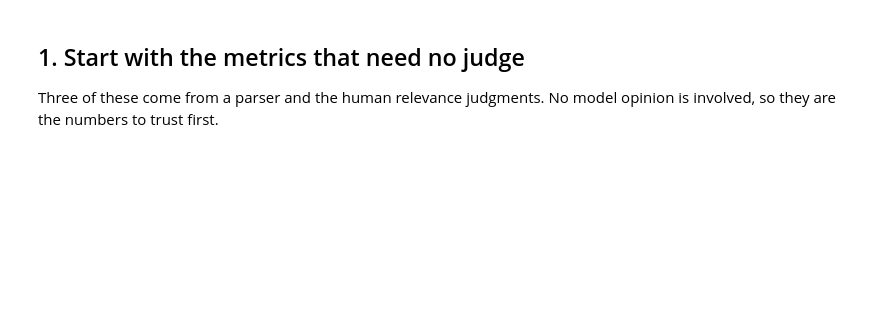
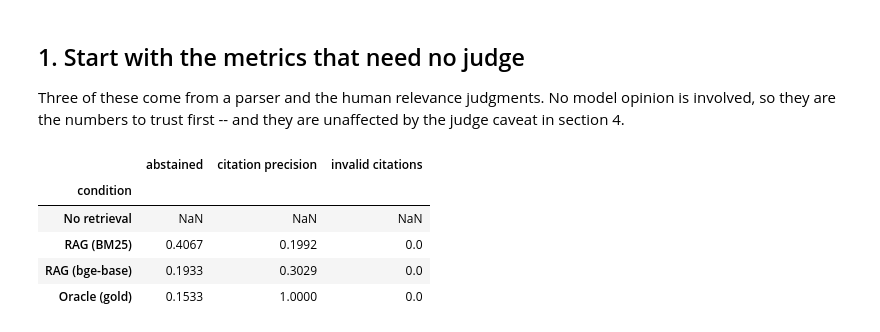
Before and after one commit to mcorona/AI-Projects, a Jupyter notebook: project-03-financial-rag/notebooks/03_answer_quality.ipynb, the cells around one changed output. Saved outputs shown, nothing was run; the diff lists cells and outputs as text; code cells hidden in the pictures; blank space fills up the shorter version.

```diff
--- a/project-03-financial-rag/notebooks/03_answer_quality.ipynb
+++ b/project-03-financial-rag/notebooks/03_answer_quality.ipynb
@@ -43,17 +45,22 @@ print(f"evaluation cost: {report['estimated_cost_usd']}")
 ## 1. Start with the metrics that need no judge
 
 Three of these come from a parser and the human relevance judgments. No
-model opinion is involved, so they are the numbers to trust first.
+model opinion is involved, so they are the numbers to trust first -- and
+they are unaffected by the judge caveat in section 4.
 # %%
 rows = []
 for c in CONDITIONS:
     m = report["conditions"][c]
-    rows.append({
-        "condition": LABELS[c],
-        "abstained": m.get("abstained"),
-        "citation precision": m.get("citation_precision"),
-        "invalid citations": m.get("invalid_citations"),
-    })
+    rows.append({"condition": LABELS[c], "abstained": m.get("abstained"),
+                 "citation precision": m.get("citation_precision"),
+                 "invalid citations": m.get("invalid_citations")})
 pd.DataFrame(rows).set_index("condition")
+# %% [output]
+|  | abstained | citation precision | invalid citations |
+| condition |  |  |  |
+| No retrieval | NaN | NaN | NaN |
+| RAG (BM25) | 0.4067 | 0.1992 | 0.0 |
+| RAG (bge-base) | 0.1933 | 0.3029 | 0.0 |
+| Oracle (gold) | 0.1533 | 1.0000 | 0.0 |
 # %% [markdown]
 **Abstention tracks retrieval quality.** The system declines to answer far
```
Also changed, not shown: parts of 22 cells of this notebook, 6 other files.
